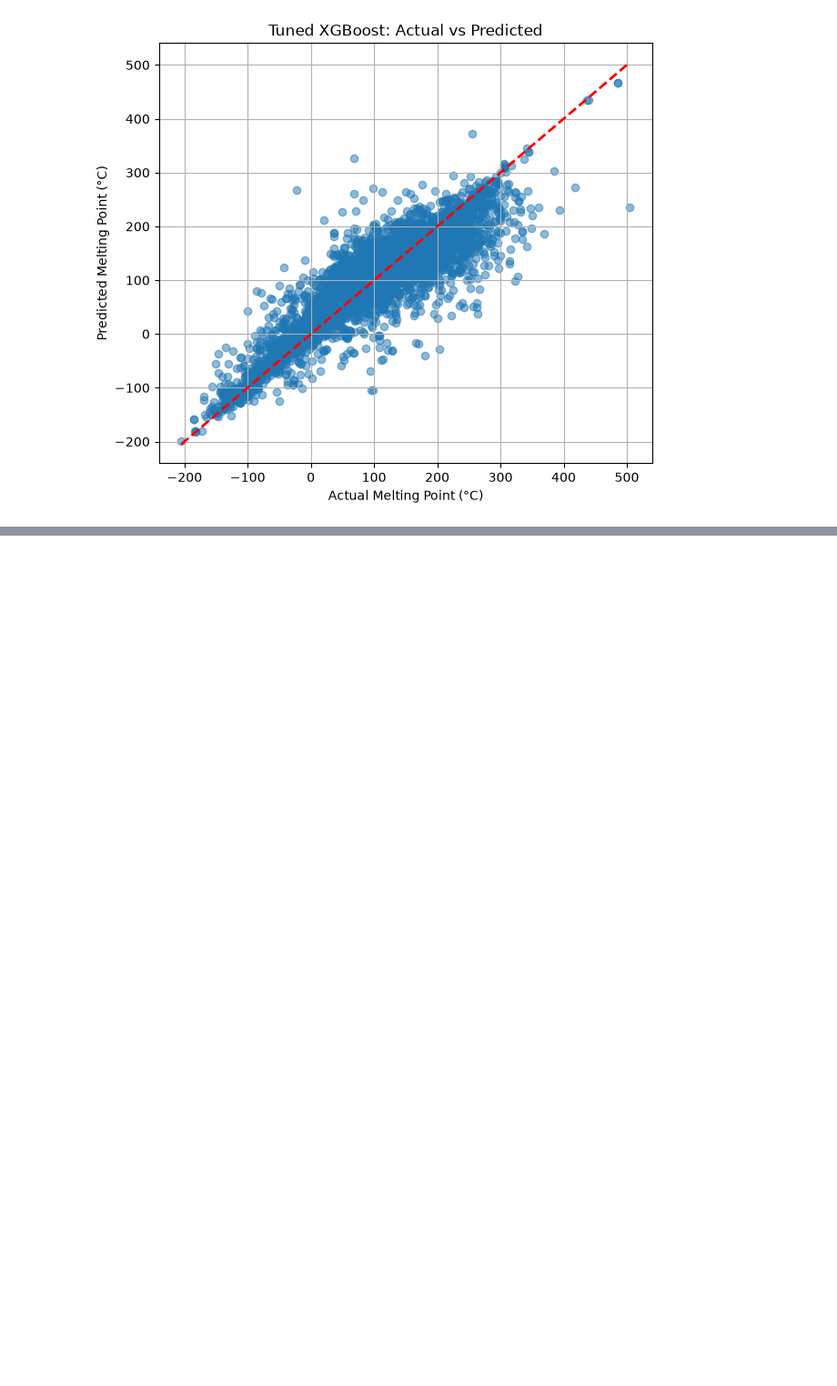
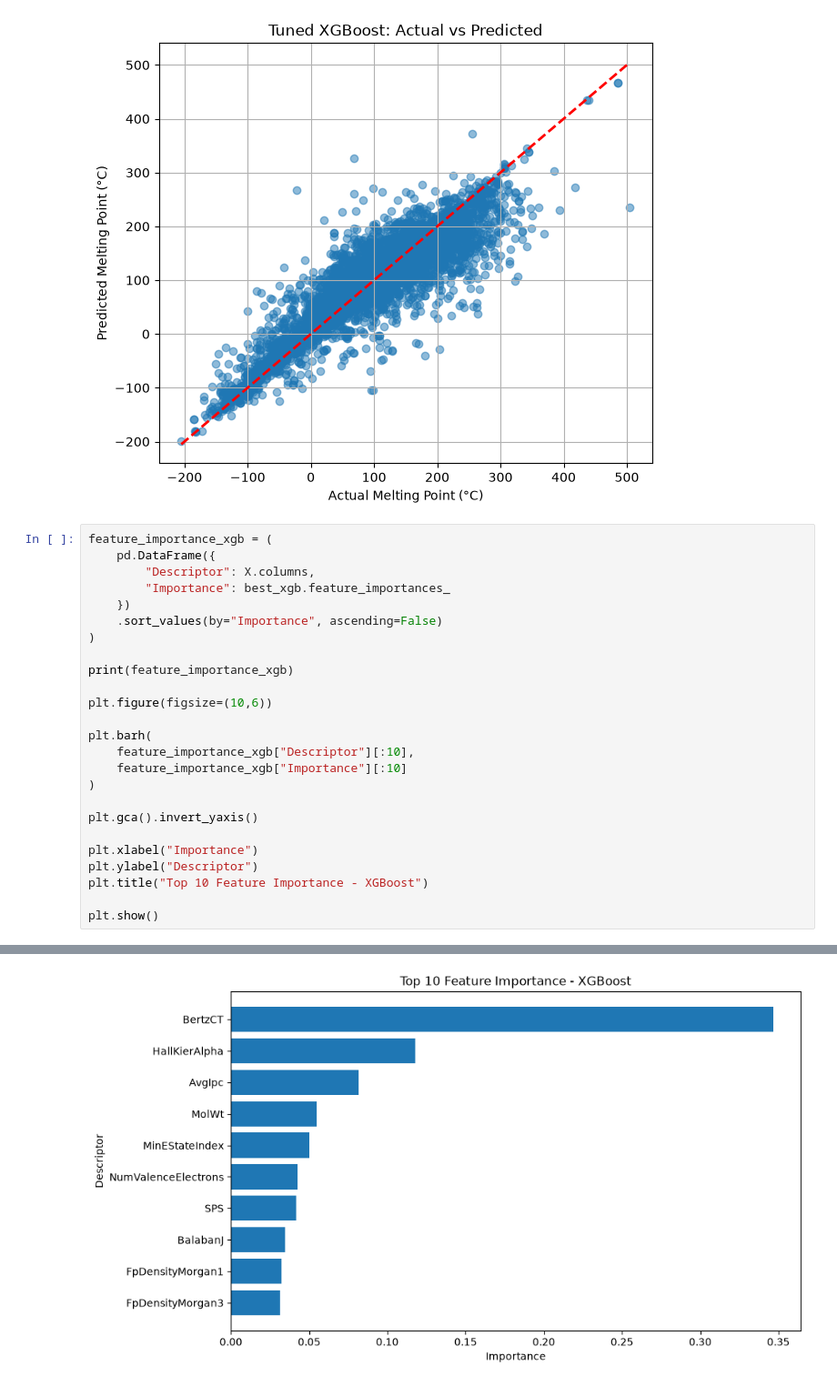
Before and after one commit to thedhawalpanchamiya/melting-point, a Jupyter notebook: melting-point.ipynb, the cells around one changed output, grey strips where cells are left out. Shown at 91% size. Saved outputs shown, nothing was run; the diff lists cells and outputs as text; blank space fills up the shorter version.

```diff
--- a/melting-point.ipynb
+++ b/melting-point.ipynb
@@ -616,3 +616,29 @@ MSE  : 1791.72
 RMSE : 42.33
 R²   : 0.8123
 [figure]
+# %%
+feature_importance_xgb = (
+    pd.DataFrame({
+        "Descriptor": X.columns,
+        "Importance": best_xgb.feature_importances_
+    })
+    .sort_values(by="Importance", ascending=False)
+)
+
+print(feature_importance_xgb)
+
+plt.figure(figsize=(10,6))
+
+plt.barh(
+    feature_importance_xgb["Descriptor"][:10],
+    feature_importance_xgb["Importance"][:10]
+)
+
+plt.gca().invert_yaxis()
+
+plt.xlabel("Importance")
+plt.ylabel("Descriptor")
+plt.title("Top 10 Feature Importance - XGBoost")
+
+plt.show()
+# %% [output]
@@ -618,0 +663 @@ R²   : 0.8123
+[figure, added]
```
Also changed, not shown: parts of 10 cells of this notebook.
